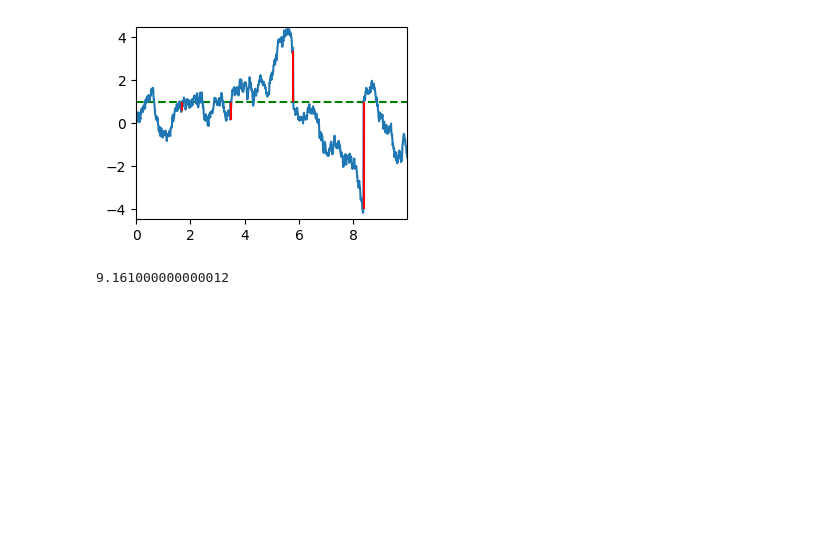
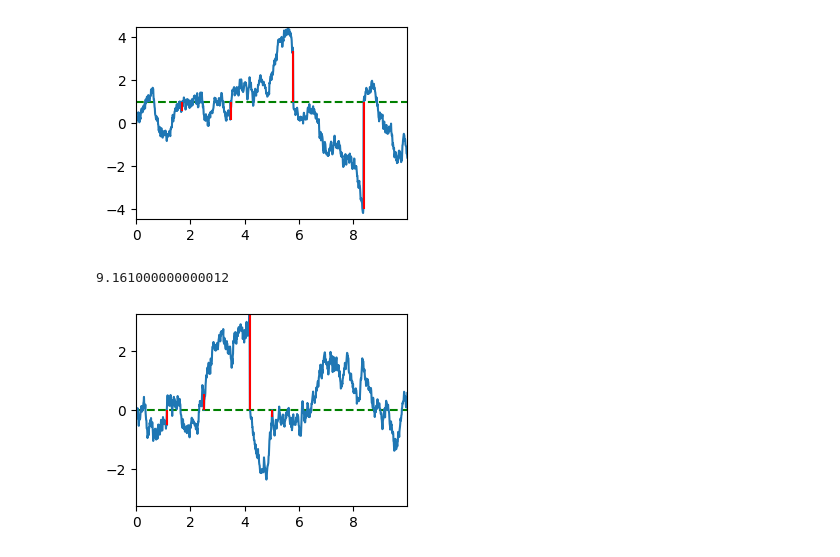
Before and after one commit to John-Zou-IC/M2R_Stochastic_Resetting, a Jupyter notebook: figures.ipynb, the cells around one changed output. Drawn from its saved outputs; the diff is of its cells as text; code cells hidden in the pictures; blank space fills up the shorter version.

Commit message:
Adding non-constant but markovian resetting

```diff
--- a/figures.ipynb
+++ b/figures.ipynb
@@ -51,3 +51,13 @@ test_reset_diffusion = s.SingleDiffusionProcessConstantR(0, 0, 1, 0.5)
 test_reset_diffusion.mfpt_constant(1, 100, 0.1, 100)
 # %% [output]
 9.161000000000012
+# %%
+import stochastic_resetting.standard as s
+import numpy as np
+
+r = lambda t: np.exp(-t)
+test_nonconst_reset = s.SingleDiffusionProcessResetting(0, 0, 1, r)
+
+test_nonconst_reset.plot_simulation(10, 0.01)
+# %% [output]
+[figure, added]
```
Also changed, not shown: 2 other files.
